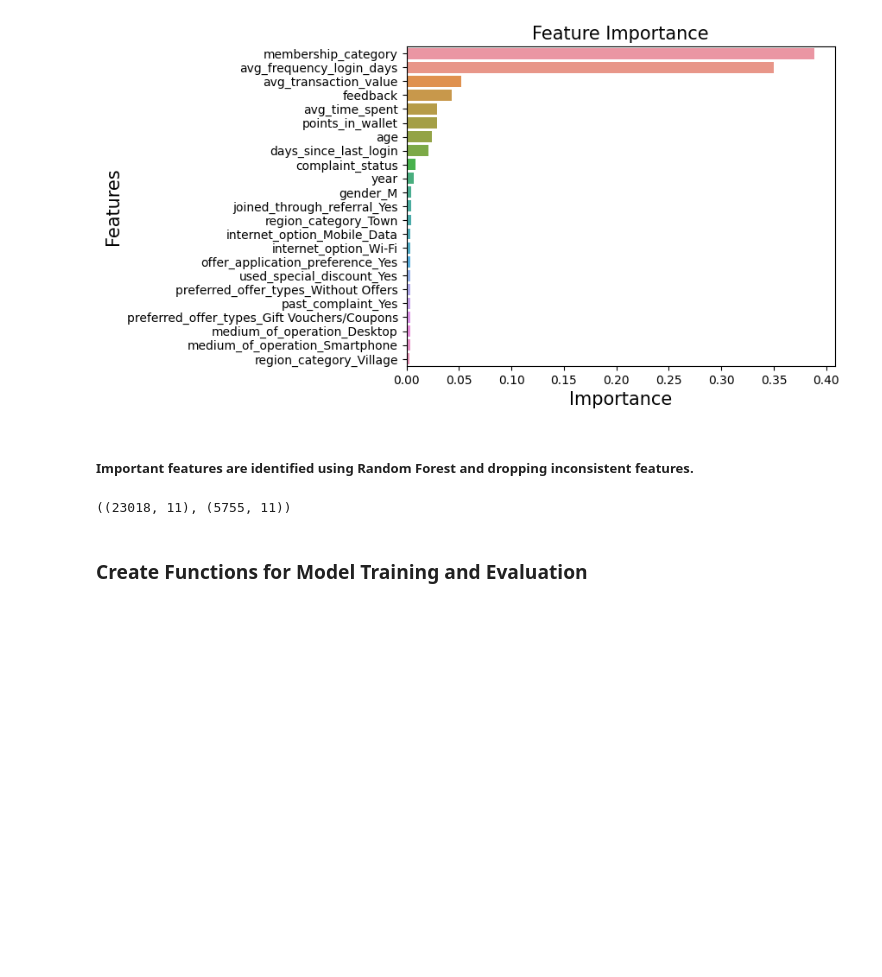
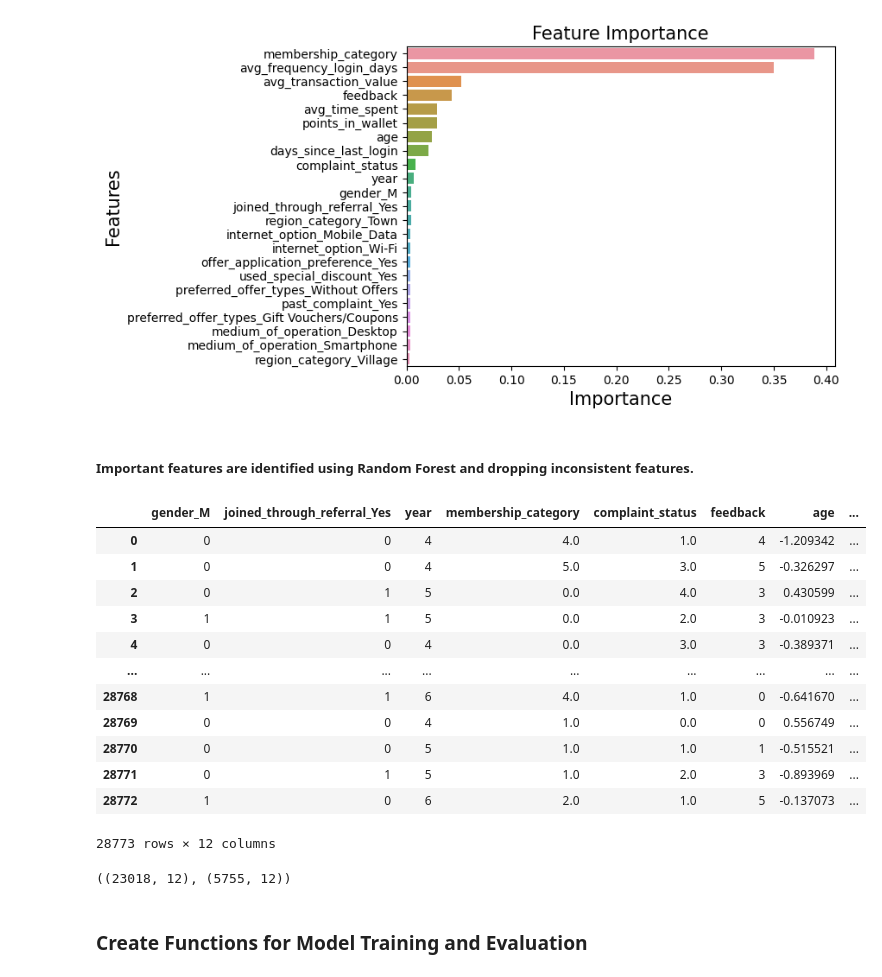
Before and after one commit to Mandip34/Customer_Churn_Prediction, a Jupyter notebook: notebooks/Model_Traning Costomer Churn .ipynb, the cells around one changed output. Cells and saved outputs as stored; diff of their text form; code cells hidden in the pictures; blank space fills up the shorter version.

```diff
--- a/notebooks/Model_Traning Costomer Churn .ipynb
+++ b/notebooks/Model_Traning Costomer Churn .ipynb
@@ -499,19 +500,34 @@ X = Features.drop(['region_category_Village',
                        'medium_of_operation_Desktop',
                        'internet_option_Wi-Fi',
                        'internet_option_Mobile_Data',
-                       'joined_through_referral_Yes',
                        'region_category_Town',
                       ], axis =1)
 y = Target
+# %%
+X
+# %% [output]
+|  | gender_M | joined_through_referral_Yes | year | membership_category | complaint_status | feedback | age | ... |
+| 0 | 0 | 0 | 4 | 4.0 | 1.0 | 4 | -1.209342 | ... |
+| 1 | 0 | 0 | 4 | 5.0 | 3.0 | 5 | -0.326297 | ... |
+| 2 | 0 | 1 | 5 | 0.0 | 4.0 | 3 | 0.430599 | ... |
+| 3 | 1 | 1 | 5 | 0.0 | 2.0 | 3 | -0.010923 | ... |
+| 4 | 0 | 0 | 4 | 0.0 | 3.0 | 3 | -0.389371 | ... |
+| ... | ... | ... | ... | ... | ... | ... | ... | ... |
+| 28768 | 1 | 1 | 6 | 4.0 | 1.0 | 0 | -0.641670 | ... |
+| 28769 | 0 | 0 | 4 | 1.0 | 0.0 | 0 | 0.556749 | ... |
+| 28770 | 0 | 0 | 5 | 1.0 | 1.0 | 1 | -0.515521 | ... |
+| 28771 | 0 | 1 | 5 | 1.0 | 2.0 | 3 | -0.893969 | ... |
+| 28772 | 1 | 0 | 6 | 2.0 | 1.0 | 5 | -0.137073 | ... |
+28773 rows × 12 columns
 # %%
 # separate dataset into train and test
 
 X_train, X_test, y_train, y_test = train_test_split(X,y,test_size=0.2,random_state=42)
 X_train.shape, X_test.shape
 # %% [output]
-((23018, 11), (5755, 11))
+((23018, 12), (5755, 12))
-# %% [markdown]
-### Create Functions for Model Training and Evaluation
+# %% [markdown]
+### Create Functions for Model Training and Evaluation
 # %%
 def evaluate_model(true, predicted):
     '''
```
Also changed, not shown: parts of 37 cells of this notebook, 7 other files.
